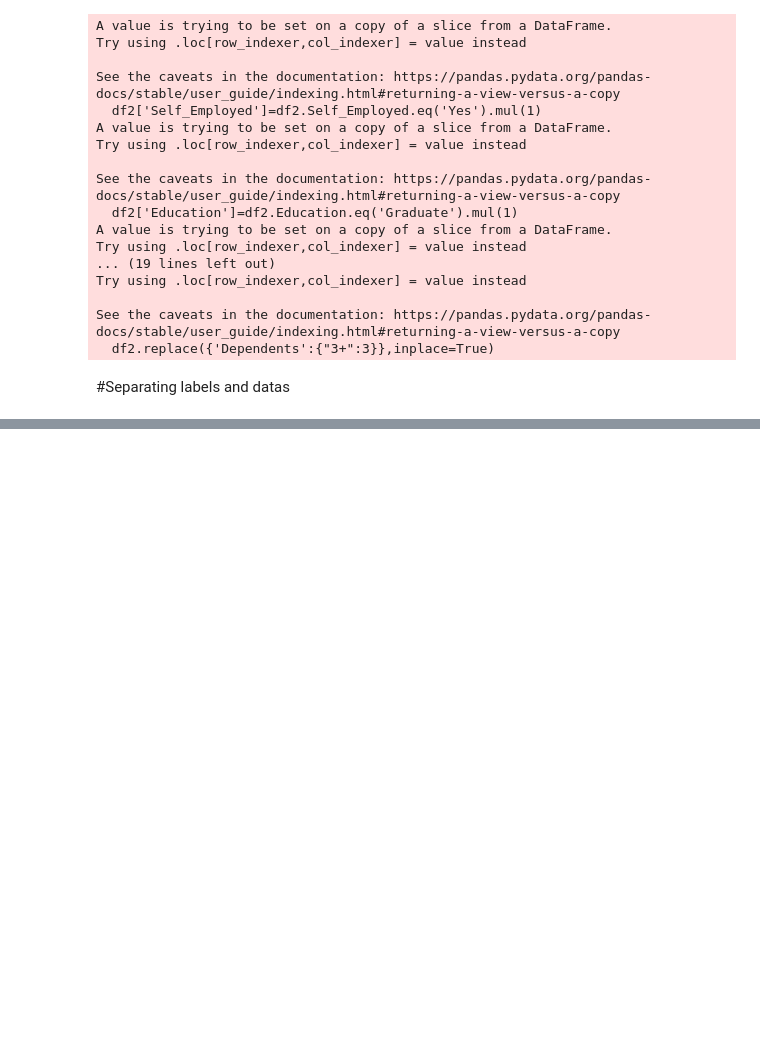
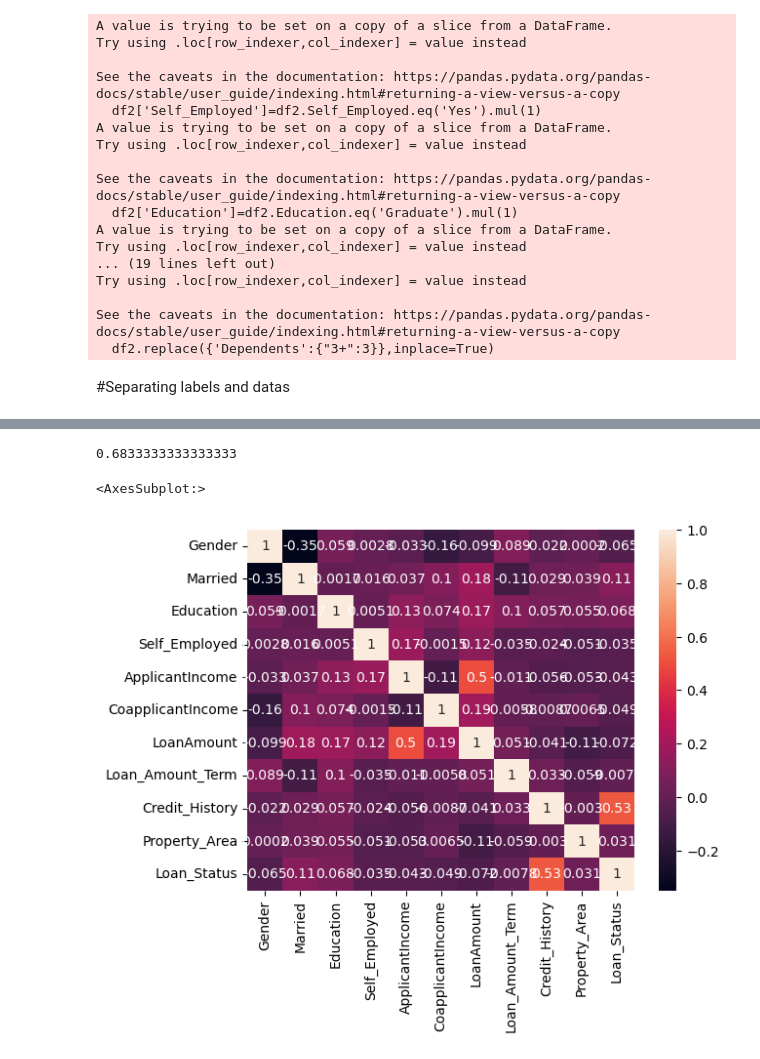
Before and after one commit to inamnurulf/Basic-Classification-Regression, a Jupyter notebook: classificationWithDataset.ipynb, the cells around one changed output, grey strips where cells are left out. Cells and saved outputs as stored; diff of their text form; code cells hidden in the pictures; blank space fills up the shorter version.

```diff
--- a/classificationWithDataset.ipynb
+++ b/classificationWithDataset.ipynb
@@ -49,7 +49,7 @@ print(df2.to_string())
 df2['Self_Employed']=df2.Self_Employed.eq('Yes').mul(1)
 df2['Education']=df2.Education.eq('Graduate').mul(1)
 df2['Married']=df2.Married.eq('Yes').mul(1)
-df2['Loan_Status']=df2.Loan_Status.eq('Y').mul(1)
+df2.replace({'Loan_Status':{"Y":1,"N":-1}},inplace=True)
 df2['Gender']=df2.Gender.eq('Female').mul(1)
 df2.replace({'Property_Area':{"Rural":0,"Semiurban":0.5,"Urban":1}},inplace=True)
 df2.replace({'Dependents':{"3+":3}},inplace=True)
@@ -116,0 +208,14 @@ X,Y
+# %%
+from sklearn.metrics import accuracy_score
+training_data_accuracy=accuracy_score(y_pred,Y)
+print(training_data_accuracy)
+# %% [output]
+0.6833333333333333
+# %%
+import seaborn as sns
+heatmap=df2.drop(columns={'Loan_ID'}, axis=1).corr()
+heatmap = heatmap.astype(float)
+sns.heatmap(heatmap, annot=True)
+# %% [output]
+<AxesSubplot:>
+[figure, added]
```
Also changed, not shown: parts of 10 cells of this notebook, 1 other file.
